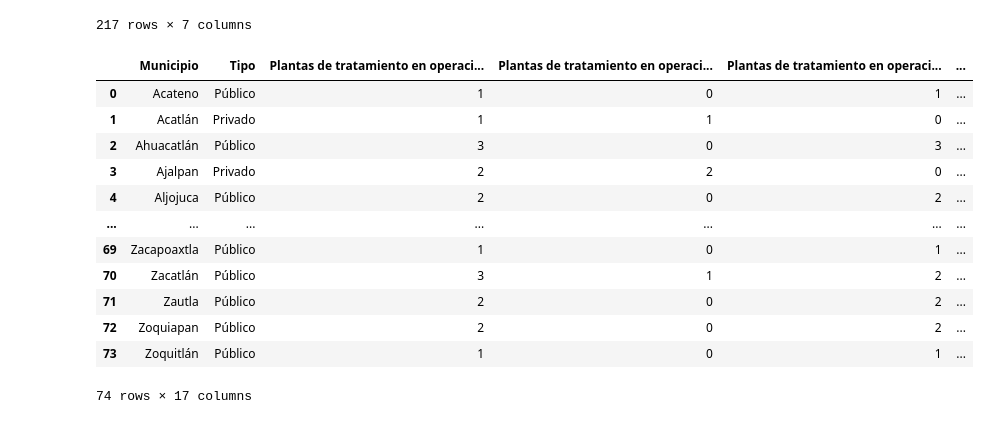
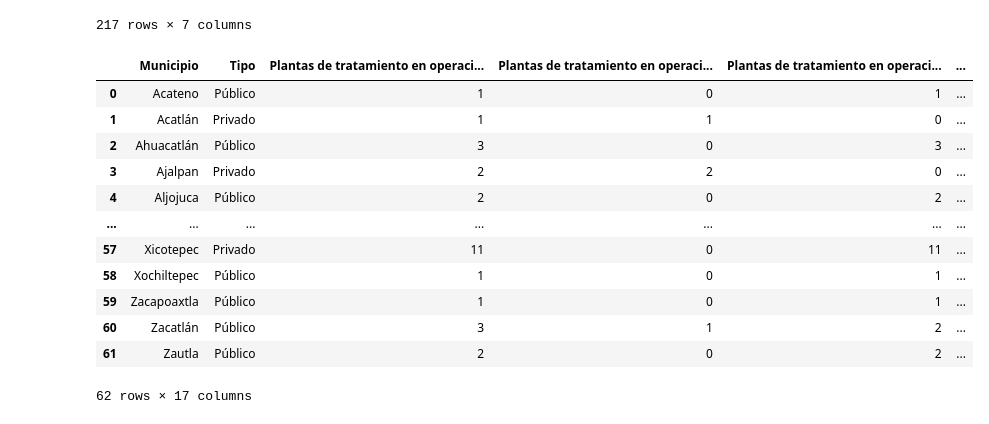
Before and after one commit to AlexTheSleepy/ODS-puebla-ML, a Jupyter notebook: Data_processing.ipynb, the cells around one changed output. Cells and saved outputs as stored; diff of their text form; code cells hidden in the pictures.

```diff
--- a/Data_processing.ipynb
+++ b/Data_processing.ipynb
@@ -75,19 +75,21 @@ df_2
 217 rows × 7 columns
 # %%
 data_limpia = pd.merge(df_1, df_2, on = "Municipio", how = "inner")
+data_limpia = data_limpia.replace('NS',np.NaN)
+data_limpia = data_limpia.dropna().reset_index(drop = True)
 data_limpia.to_csv("Datos_limpios.csv")
 data_limpia
 # %% [output]
 |  | Municipio | Tipo | Plantas de tratamiento en operaci... | Plantas de tratamiento en operaci... | Plantas de tratamiento en operaci... | ... |
 | 0 | Acateno | Público | 1 | 0 | 1 | ... |
 | 1 | Acatlán | Privado | 1 | 1 | 0 | ... |
 | 2 | Ahuacatlán | Público | 3 | 0 | 3 | ... |
 | 3 | Ajalpan | Privado | 2 | 2 | 0 | ... |
 | 4 | Aljojuca | Público | 2 | 0 | 2 | ... |
 | ... | ... | ... | ... | ... | ... | ... |
-| 69 | Zacapoaxtla | Público | 1 | 0 | 1 | ... |
-| 70 | Zacatlán | Público | 3 | 1 | 2 | ... |
-| 71 | Zautla | Público | 2 | 0 | 2 | ... |
-| 72 | Zoquiapan | Público | 2 | 0 | 2 | ... |
-| 73 | Zoquitlán | Público | 1 | 0 | 1 | ... |
+| 57 | Xicotepec | Privado | 11 | 0 | 11 | ... |
+| 58 | Xochiltepec | Público | 1 | 0 | 1 | ... |
+| 59 | Zacapoaxtla | Público | 1 | 0 | 1 | ... |
+| 60 | Zacatlán | Público | 3 | 1 | 2 | ... |
+| 61 | Zautla | Público | 2 | 0 | 2 | ... |
-74 rows × 17 columns
+62 rows × 17 columns
```
Also changed, not shown: parts of 6 cells of this notebook, 1 other file.
